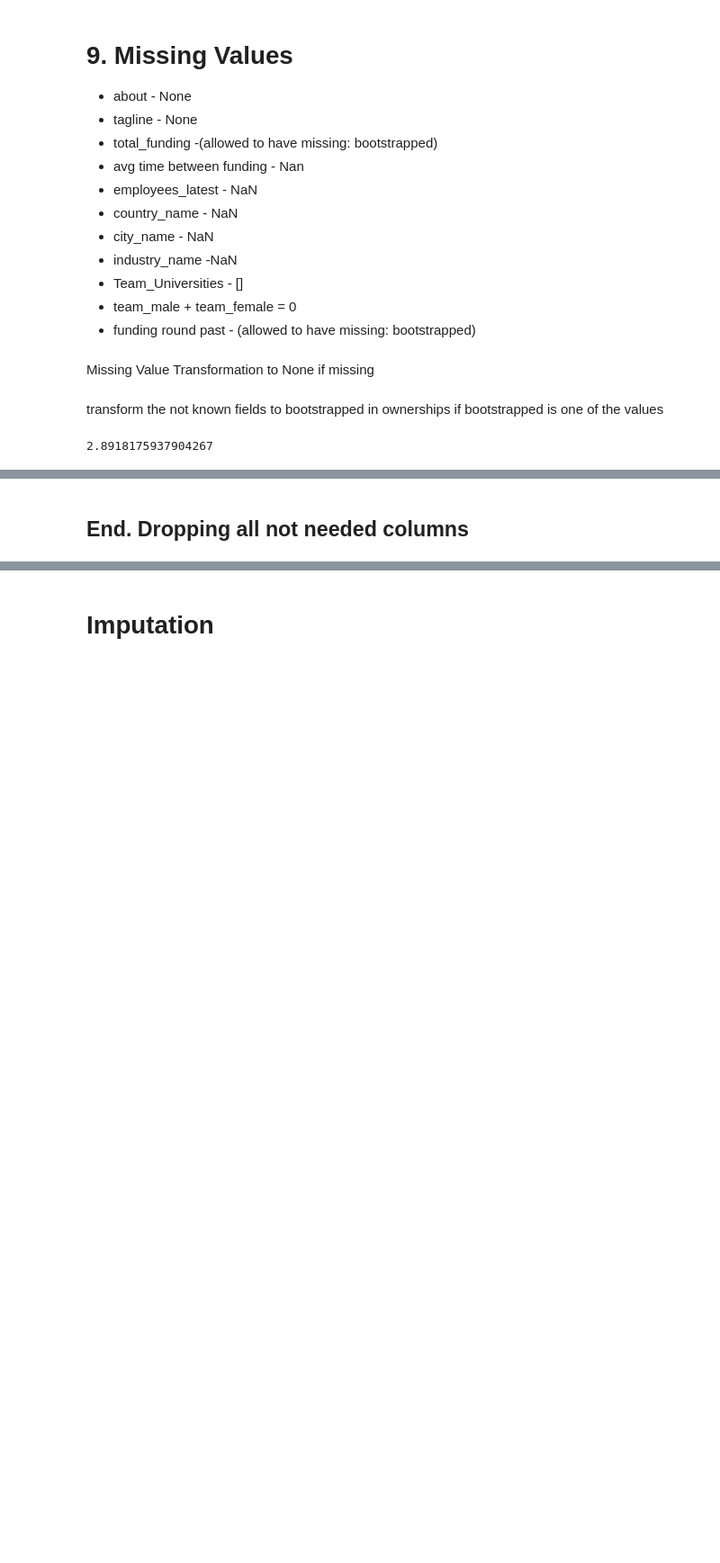
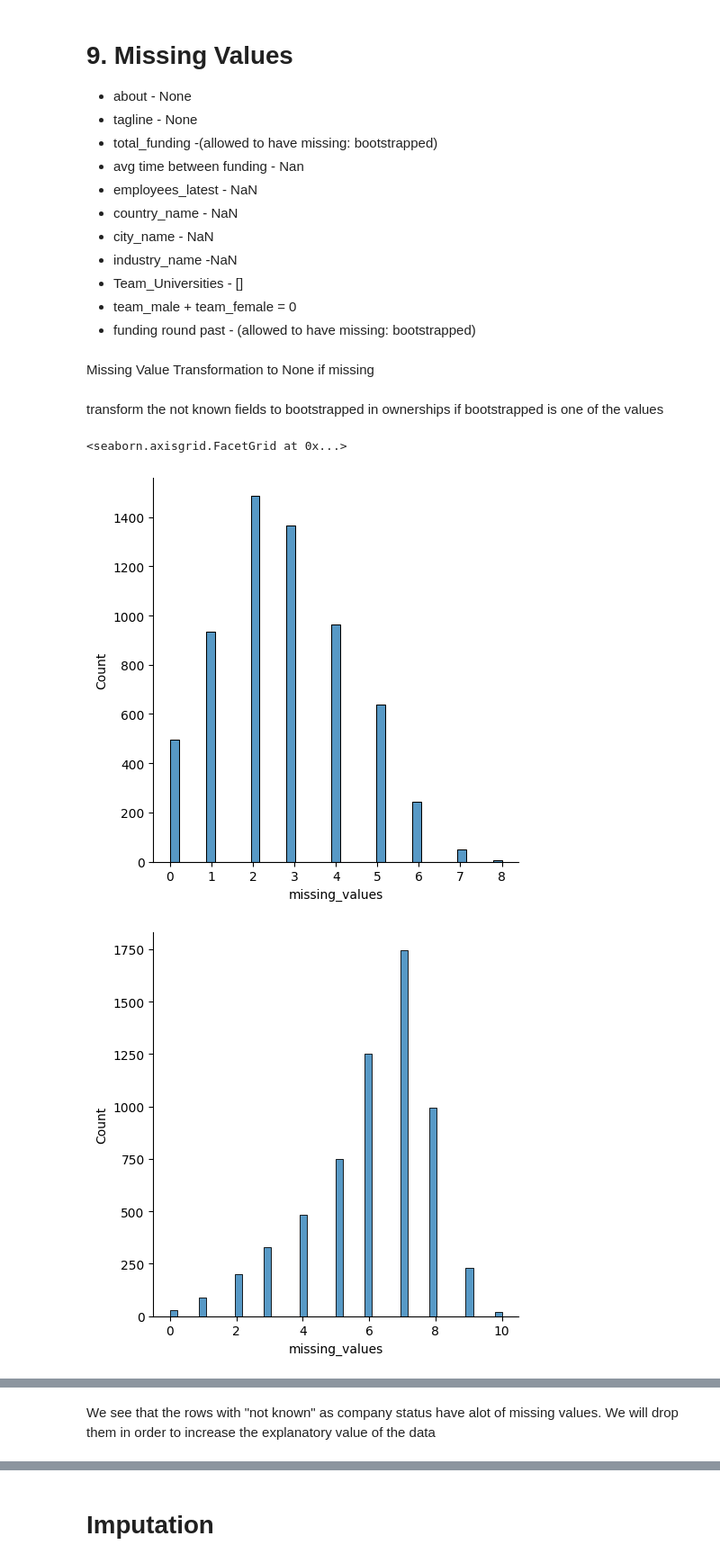
Before and after one commit to FriedrichHermann/Jarvis, a Jupyter notebook: Second Try/Dataset.ipynb, the cells around one changed output, grey strips where cells are left out. Shown at 90% size. Saved outputs shown, nothing was run; the diff lists cells and outputs as text; code cells hidden in the pictures; blank space fills up the shorter version.

```diff
--- a/Second Try/Dataset.ipynb
+++ b/Second Try/Dataset.ipynb
@@ -764,8 +799,14 @@ df_past=pd.read_pickle("/Users/klaus/Documents/Jarvis/Second Try/Data/df_past_05
 # %%
-bootstraped=np.mean(df_past.loc[df_past["ownerships"].apply(lambda x: True if x[0]=="bootstrapped" else False),"missing_values"])
-not_known=np.mean(df_past.loc[df_past["ownerships"].apply(lambda x: True if x[0]=="not known" else False),"missing_values"])
-subs=np.mean(df_past.loc[df_past["ownerships"].apply(lambda x: True if x[0]=="Subsidiary" else False),"missing_values"])
+df_past.loc[(df_past["ownerships"].apply(lambda x:True if ((len(x)!=0 and x[0]=="not known") & (len(x)==2 and x[1]=="bootstrapped")) else False)),"ownerships"]="bootstrapped"
 
-subs
+bootstraped=df_past.loc[df_past["ownerships"].apply(lambda x: True if x[0]=="bootstrapped" else False),"missing_values"]
+not_known=df_past.loc[df_past["ownerships"].apply(lambda x: True if x[0]=="not known" else False),"missing_values"]
+subs=df_past.loc[df_past["ownerships"].apply(lambda x: True if x[0]=="Subsidiary" else False),"missing_values"]
+
+sns.displot(subs)
+sns.displot(not_known)
+sns.displot(bootstraped)
 # %% [output]
-2.8918175937904267
+<seaborn.axisgrid.FacetGrid at 0x...>
+[figure, added]
+[figure, added]
@@ -772,2 +814,2 @@ subs
-# %% [markdown]
-## End. Dropping all not needed columns
+# %% [markdown]
+We see that the rows with "not known" as company status have alot of missing values. We will drop them in order to increase the explanatory value of the data
```
Also changed, not shown: parts of 83 cells of this notebook, 1 other file.
